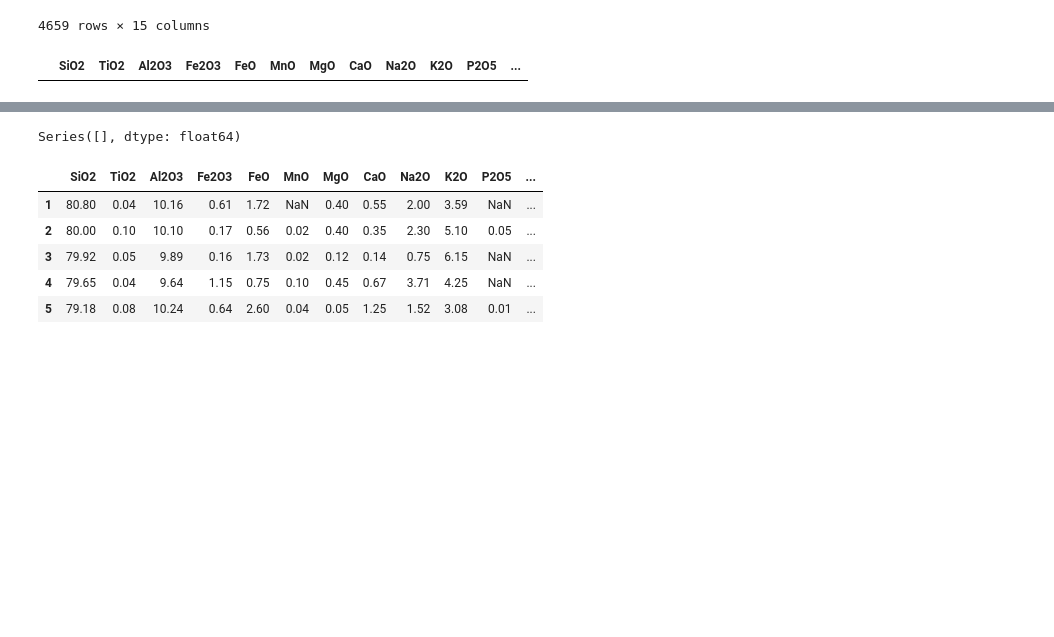
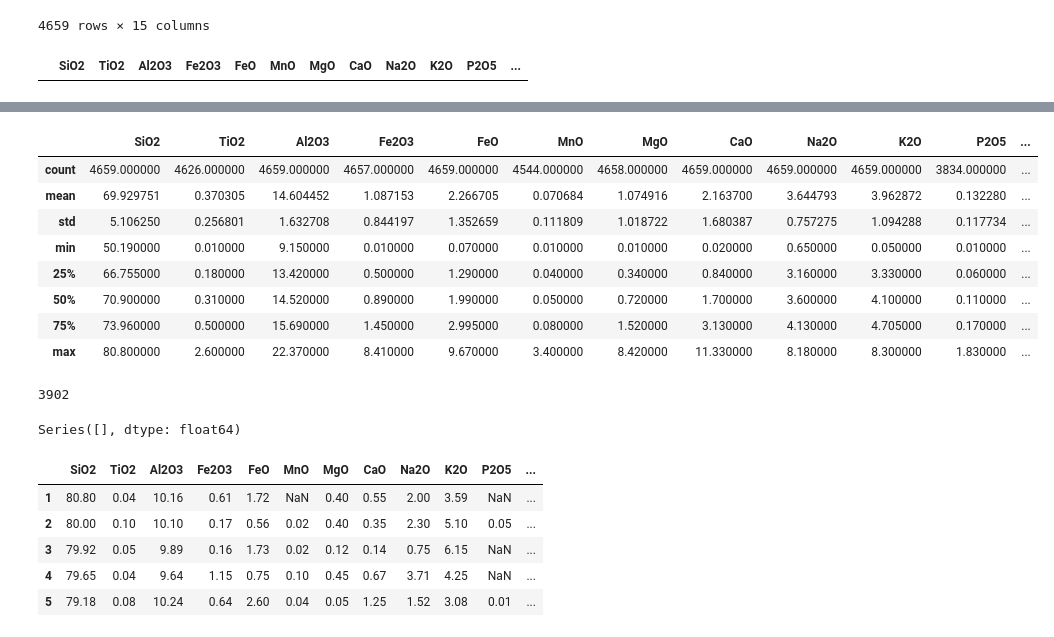
Before and after one commit to Complexio/Vistelius_1995_OCR, a Jupyter notebook: _ANALYSIS/1_area1_Preprocessing.ipynb, the cells around one changed output, grey strips where cells are left out. Drawn from its saved outputs; the diff is of its cells as text; code cells hidden in the pictures; blank space fills up the shorter version.

```diff
--- a/_ANALYSIS/1_area1_Preprocessing.ipynb
+++ b/_ANALYSIS/1_area1_Preprocessing.ipynb
@@ -80,5 +76,22 @@ hs       2240 non-null float64
 dtypes: float64(15)
 memory usage: 582.4 KB
+# %%
+mineralogy.describe()
+# %% [output]
+|  | SiO2 | TiO2 | Al2O3 | Fe2O3 | FeO | MnO | MgO | CaO | Na2O | K2O | P2O5 | ... |
+| count | 4659.000000 | 4626.000000 | 4659.000000 | 4657.000000 | 4659.000000 | 4544.000000 | 4658.000000 | 4659.000000 | 4659.000000 | 4659.000000 | 3834.000000 | ... |
+| mean | 69.929751 | 0.370305 | 14.604452 | 1.087153 | 2.266705 | 0.070684 | 1.074916 | 2.163700 | 3.644793 | 3.962872 | 0.132280 | ... |
+| std | 5.106250 | 0.256801 | 1.632708 | 0.844197 | 1.352659 | 0.111809 | 1.018722 | 1.680387 | 0.757275 | 1.094288 | 0.117734 | ... |
+| min | 50.190000 | 0.010000 | 9.150000 | 0.010000 | 0.070000 | 0.010000 | 0.010000 | 0.020000 | 0.650000 | 0.050000 | 0.010000 | ... |
+| 25% | 66.755000 | 0.180000 | 13.420000 | 0.500000 | 1.290000 | 0.040000 | 0.340000 | 0.840000 | 3.160000 | 3.330000 | 0.060000 | ... |
+| 50% | 70.900000 | 0.310000 | 14.520000 | 0.890000 | 1.990000 | 0.050000 | 0.720000 | 1.700000 | 3.600000 | 4.100000 | 0.110000 | ... |
+| 75% | 73.960000 | 0.500000 | 15.690000 | 1.450000 | 2.995000 | 0.080000 | 1.520000 | 3.130000 | 4.130000 | 4.705000 | 0.170000 | ... |
+| max | 80.800000 | 2.600000 | 22.370000 | 8.410000 | 9.670000 | 3.400000 | 8.420000 | 11.330000 | 8.180000 | 8.300000 | 1.830000 | ... |
+# %%
+# Addinng P2O5 and oth together doesn't help that much with regard to getting rid of zero/NaN values
+(mineralogy["P2O5"] + mineralogy["oth"]).isnull().sum()
+# %% [output]
+3902
 # %%
 wrong_sum.loc[:, :"oth"].sum(axis=1)
 # %% [output]
```
Also changed, not shown: parts of 46 cells of this notebook, 16 other files.
